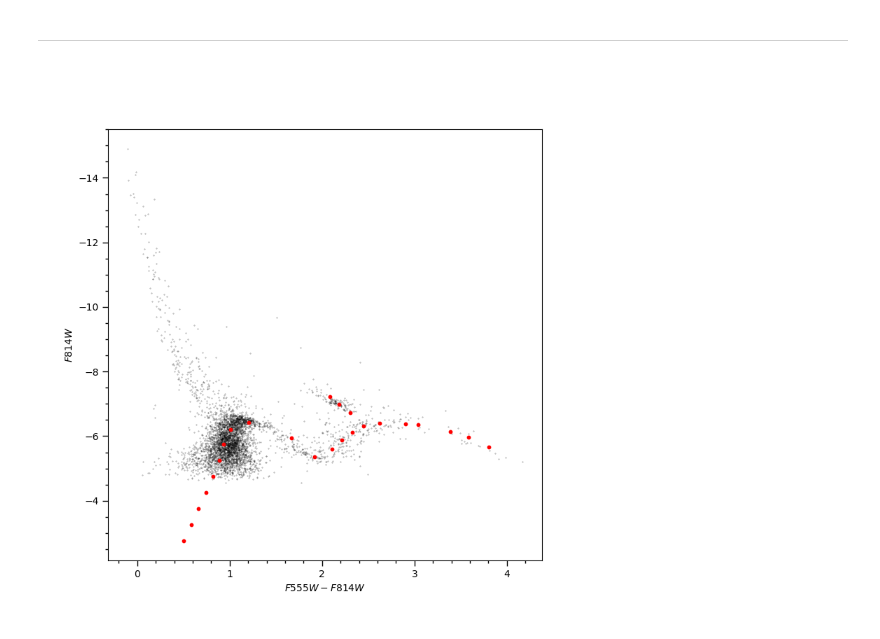
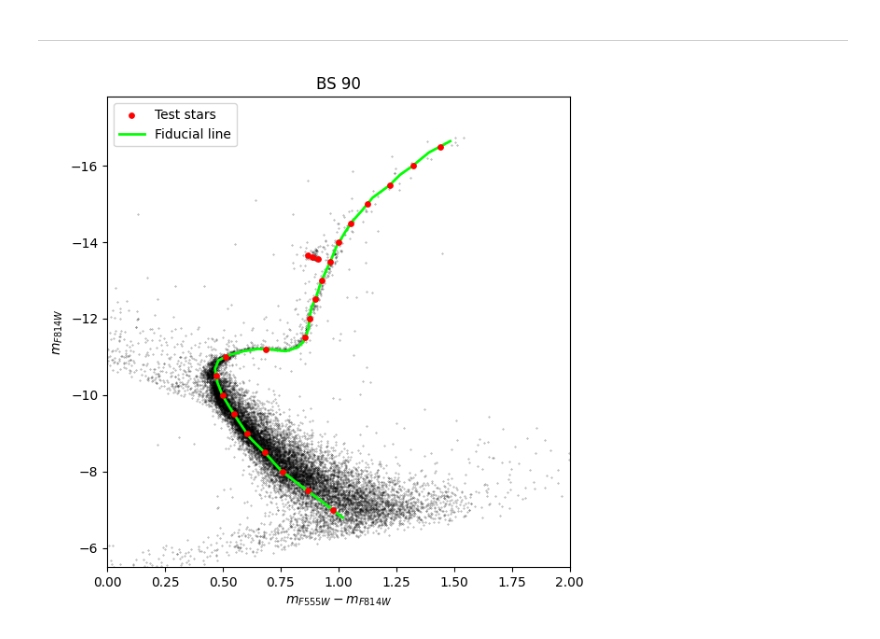
Before and after one commit to giadaaggio/master_thesis, a Jupyter notebook: TOTORO/CODES/notebooks/analysis/NGC346/fiducials_B90.ipynb, the cells around one changed output. Saved outputs shown, nothing was run; the diff lists cells and outputs as text; code cells hidden in the pictures.

```diff
--- a/TOTORO/CODES/notebooks/analysis/NGC346/fiducials_B90.ipynb
+++ b/TOTORO/CODES/notebooks/analysis/NGC346/fiducials_B90.ipynb
@@ -238,20 +223,28 @@ test_set_final = pd.concat([test_stars_4, hb_stars_4], ignore_index=True)
 
 # Save the test set
 #test_set_final.to_csv('/Users/giadaaggio/Desktop/Thesis/TOTORO/FITS/NGC346/test_stars_B90.csv', index=False, sep=' ', float_format='%.4f')
-# %%
-# Optical CMD
-fig, ax = plt.subplots(figsize=(8, 8))
-plt.scatter(data_B90_cluster['F275W']-data_B90_cluster['F336W'], data_B90_cluster['F275W'], s=0.1, alpha=0.5, c='black')
-plt.scatter(test_set_final['F275W']-test_set_final['F336W'], test_set_final['F275W'], s=10, alpha=1, c='red')
-
-ax.minorticks_on()
-ax.tick_params(which='both', width=1)
-ax.tick_params(which='major', length=6)
-ax.tick_params(which='minor', length=3)
-
-plt.gca().invert_yaxis()
-plt.xlabel(r'$F555W-F814W$')
-plt.ylabel(r'$F814W$')
-plt.show()
-# %% [output]
-[figure, removed]
+# %%
+fiducial_plot = pd.read_csv('/Users/giadaaggio/Desktop/Thesis/TOTORO/FITS/NGC346/fid_B90_555_814.csv')
+HB_plot = pd.read_csv('/Users/giadaaggio/Desktop/Thesis/TOTORO/FITS/NGC346/HB_B90_555_814.csv')
+
+# Optical CMD
+fig, ax = plt.subplots(figsize=(6, 6))
+plt.scatter(data_B90_cluster['F555W']-data_B90_cluster['F814W'], data_B90_cluster['F814W'], s=0.1, alpha=0.5, c='black')
+plt.scatter(test_set_final['F555W']-test_set_final['F814W'], test_set_final['F814W'], s=15, alpha=1, c='red', zorder=2, label='Test stars')
+plt.plot(fiducial_plot['X'], fiducial_plot['Y'], c='lime', linewidth=2, zorder=1, label='Fiducial line')
+plt.plot(HB_plot['X'], HB_plot['Y'], c='lime', linewidth=2, zorder=1)
+
+plt.gca().invert_yaxis()
+
+ax.set_xlim(-0,2)
+ax.set_ylim(-5.5, -17.8)
+
+plt.legend(loc='upper left')
+plt.xlabel(r'$m_{F555W}-m_{F814W}$')
+plt.ylabel(r'$m_{F814W}$')
+plt.title('BS 90')
+
+plt.tight_layout()
+plt.show()
+# %% [output]
+[figure, added]
```
Also changed, not shown: parts of 5 cells of this notebook, 41 other files.
